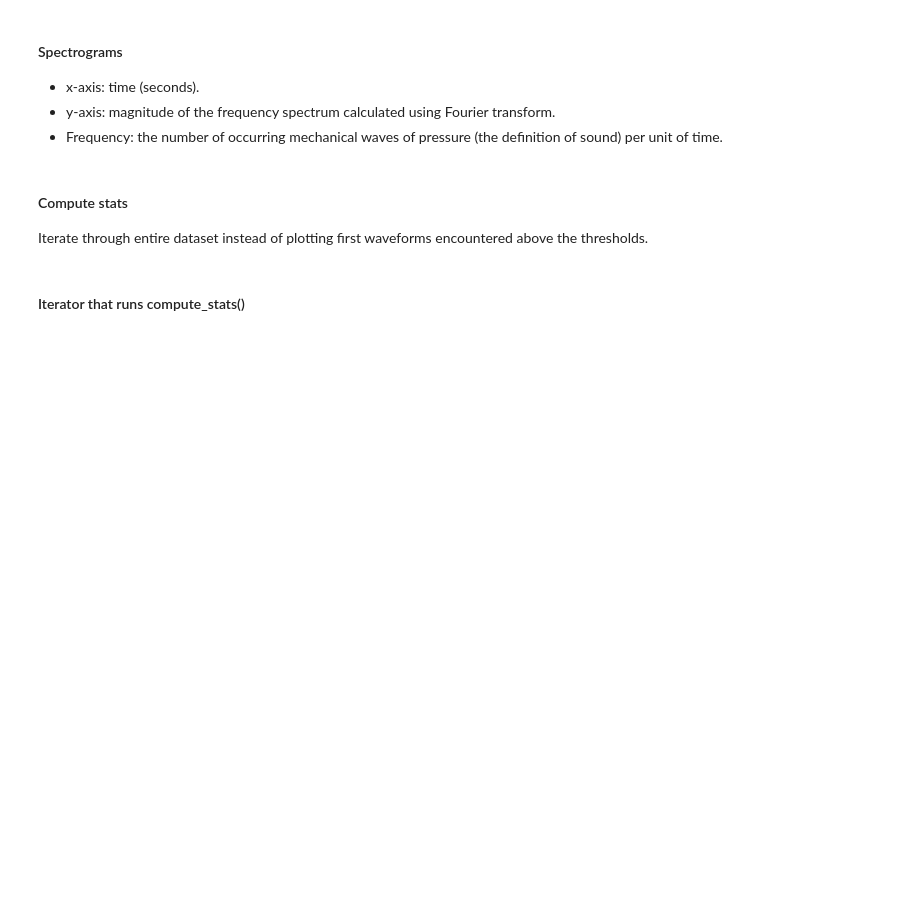
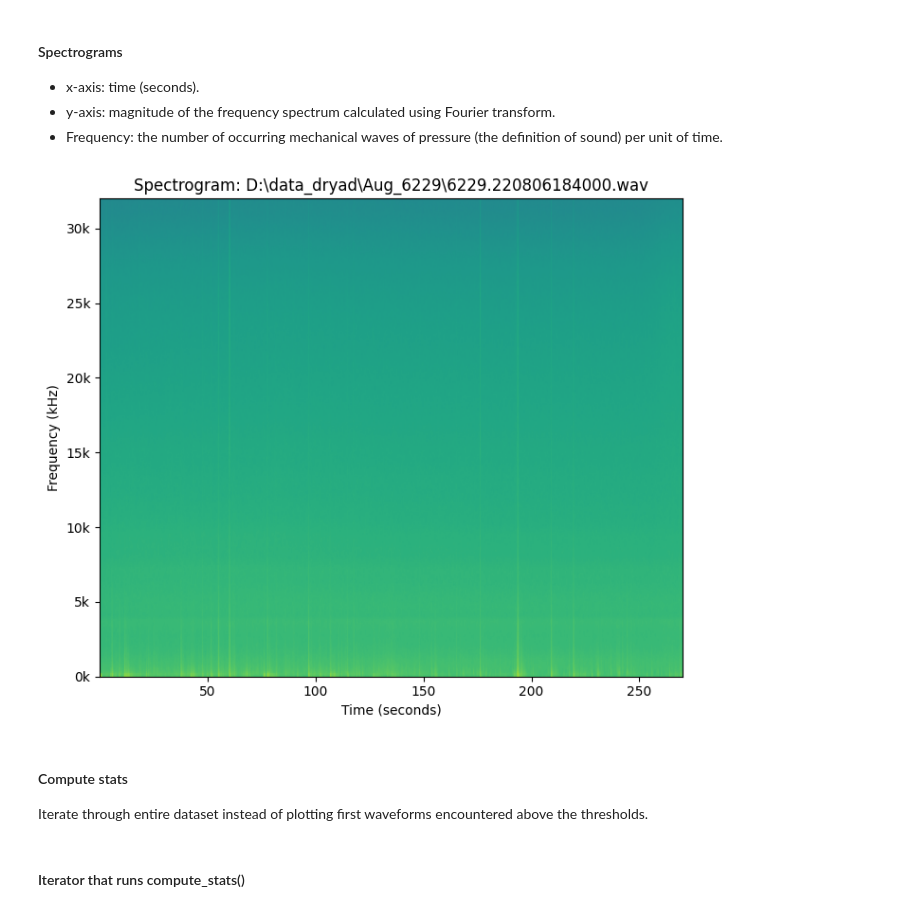
Before and after one commit to ChristerKoldLindholm/bsc-christerkl, a Jupyter notebook: data_exploration.ipynb, the cells around one changed output. Drawn from its saved outputs; the diff is of its cells as text; code cells hidden in the pictures; blank space fills up the shorter version.

```diff
--- a/data_exploration.ipynb
+++ b/data_exploration.ipynb
@@ -89,2 +88,14 @@ end_idx = len(dataset)
 subset = Subset(dataset, range(start_idx, end_idx))
 loader = DataLoader(subset, batch_size=batch_size, shuffle=False, collate_fn=utils.max_len_collate) # Only shuffle data when training.
+# %%
+specgram_config = dict(
+    sample_rate=64_000,
+    n_fft=512,
+    win_length=512,
+    hop_length=256,
+    window_fn=torch.hann_window,
+    power=2.0,
+    center=True, # Default.
+    pad_mode="reflect", # Default.
+    n_mels=256
+)
@@ -182,10 +181,3 @@ def plot_specgram(waveform, sample_rate, title:str="Spectrogram", ax=None):
-# %%
-# sample_name = '6229.220806184000.wav'
-# sample_name = "6229.220802162000.wav"
-sample_name = "6229.220802160000.wav"
-sample_wav = os.path.join(data_path, sample_name)
-waveform, sample_rate = ta.load(sample_wav)
-# plot_specgram(waveform, sample_rate, title=r"Spectrogram: " + sample_name)
 # %% [markdown]
 #### Spectrograms
 - x-axis: time (seconds).
@@ -222,0 +186,9 @@ def plot_nm_waveforms(n_rows:int, m_cols:int, wavelist:list, fname:str="waveform
+# %%
+sample_name = data_path / "Aug_6229" / "6229.220806184000.wav"
+# sample_name = data_path / "Aug_6229" / "6229.220802162000.wav"
+# sample_name = data_path / "Aug_6229" / "6229.220802160000.wav"
+waveform, sample_rate = ta.load(sample_name)
+utils.plot_specgram(waveform, sample_rate, specgram_config, title=r"Spectrogram: " + str(sample_name))
+plt.show()
+# %% [output]
+[figure, added]
```
Also changed, not shown: parts of 19 cells of this notebook, 28 other files.
